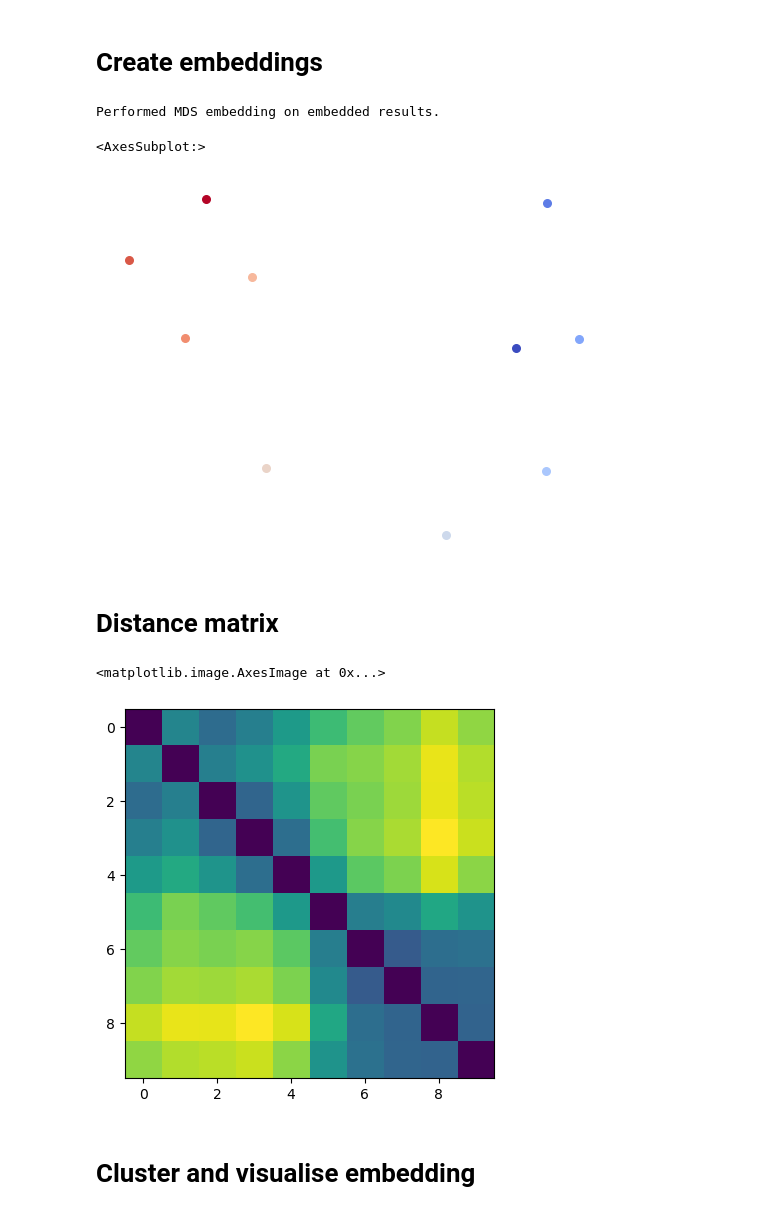
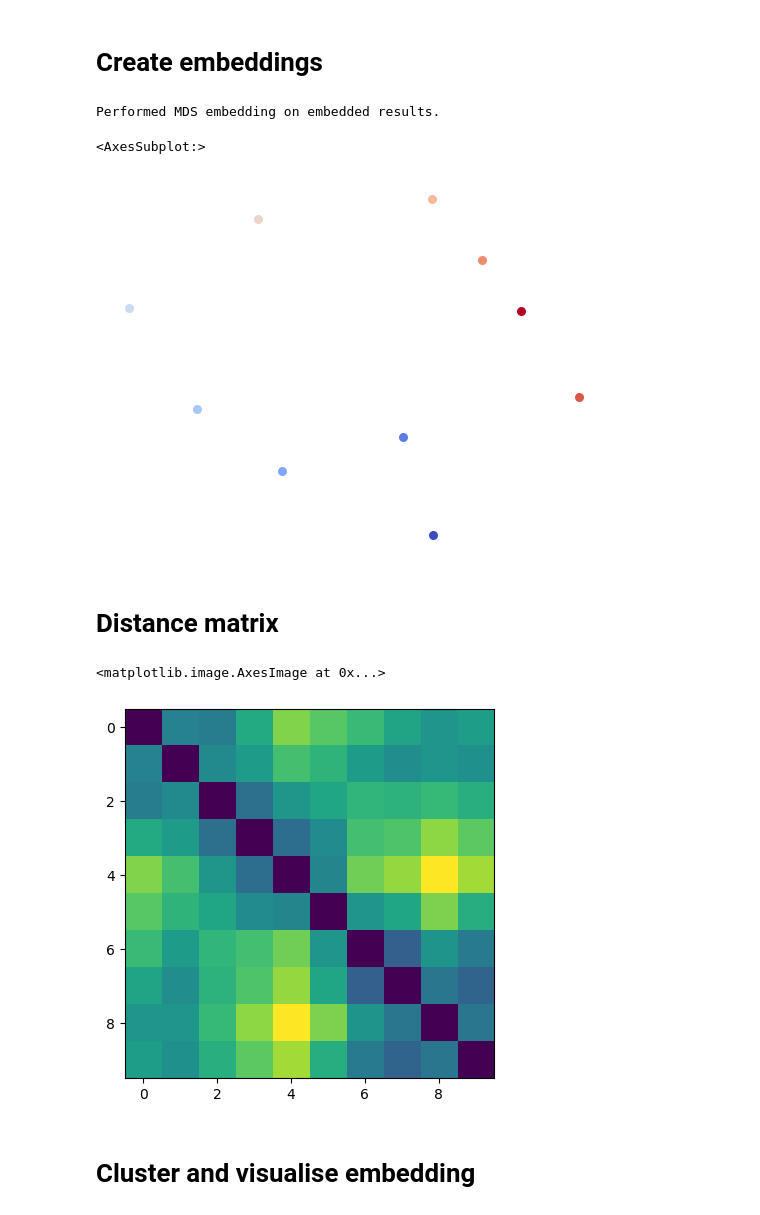
Before and after one commit to agosztolai/MARBLE, a Jupyter notebook: examples/ex_vanderpol.ipynb, the cells around one changed output. Drawn from its saved outputs; the diff is of its cells as text; code cells hidden in the pictures.

```diff
--- a/examples/ex_vanderpol.ipynb
+++ b/examples/ex_vanderpol.ipynb
@@ -12,13 +12,15 @@ def initial_conditions(n, reps):
 
     return X0_range
 
-def simulate_system(mu, X0, eps=1e-10):
+def simulate_system(mu, X0):
     p, v = simulate_phase_portrait('vanderpol', t, X0, par = {'mu': mu})
     pos, vel = [], []
     for p_, v_ in zip(p,v):
         ind = np.where((abs(p_) < 3).all(1))[0]
         p_ = p_[ind,:]; v_ = v_[ind,:]
-        ind = np.where((abs(v_) > eps).any(1))[0]
+        ind = np.where((abs(v_) > 1e-10).any(1))[0]
+        p_ = p_[ind,:]; v_ = v_[ind,:]
+        ind = np.where((abs(p_) > 1e-1).all(1))[0]
         p_ = p_[ind,:]; v_ = v_[ind,:]
         pos.append(p_)
         vel.append(v_)
@@ -42,7 +44,7 @@ def reject_outliers(data, m=1):
 def plot_embedding(emb, ax, slices, i, n_clusters=2):
     s = range(slices[i], slices[i+1])
     clusters = geometry.cluster(emb, cluster_typ='kmeans', n_clusters=n_clusters, seed=0)
-    plotting.embedding(emb, clusters['labels'], ax=ax[0])
+    plotting.embedding(emb[s], clusters['labels'][s], ax=ax[0])
     plot_phase_portrait(pos_subsample[i], vel_subsample[i], ax[1], node_feature=clusters['labels'][s])
 # %% [markdown]
 # For initial conditions, sample a rectangle uniformly
@@ -54,7 +56,7 @@ n = 100
 # Geneate phase portraits from random initial conditions while varying $\beta_1$
 # %%
 n_steps=10
-beta1 = np.hstack((np.linspace(-0.5,0.5,n_steps)))
+beta1 = np.hstack((np.linspace(-.5,.5,n_steps)))
 
 pos, vel = [], []
 X0_range = initial_conditions(n, len(beta1))
@@ -96,6 +79,6 @@ plot_phase_portrait(pos_subsample[-1], vel_subsample[-1], ax[3])
 # %% [markdown]
 # Train network
 # %%
-k=10
+k=15
 
-data = utils.construct_dataset(pos_subsample, features=vel_subsample, graph_type='cknn', k=k)
+data = utils.construct_dataset(pos, features=vel, graph_type='cknn', k=k, stop_crit=0.02)
@@ -102,18 +90,17 @@ data = utils.construct_dataset(pos_subsample, features=vel_subsample, graph_type
 # %%
 import os
 os.environ["CUDA_DEVICE_ORDER"]="PCI_BUS_ID"
-os.environ["CUDA_VISIBLE_DEVICES"]="0"
+os.environ["CUDA_VISIBLE_DEVICES"]="2"
 
-par = {'batch_size': 512, #batch size
+par = {'batch_size': 64, #batch size
        'epochs': 40, #optimisation epochs
-       'order': 3, #order of derivatives
+       'order': 2, #order of derivatives
        'n_lin_layers': 2,
        'hidden_channels': 16, #number of internal dimensions in MLP
        'out_channels': 3,
        'diffusion': False,
        'inner_product_features': True,
-       'pretrained':False,
-       'second_training': True
+       'autoencoder': False
       }
 
 model = net(data, **par)
@@ -141,20 +128,20 @@ Final test loss: 8.3944
 # %%
 data = model.evaluate(data)
 # %%
-dist = geometry.compute_distribution_distances(data)
-emb_MDS = geometry.embed(dist, embed_typ = 'MDS')
-plotting.embedding(emb_MDS, beta1,s=30, alpha=1)
+dist, gamma = geometry.compute_distribution_distances(data)
+emb_MDS, _ = geometry.embed(dist, embed_typ = 'MDS')
+plotting.embedding(emb_MDS, beta1, s=30, alpha=1)
 # %% [output]
 Performed MDS embedding on embedded results.
 <AxesSubplot:>
-[figure, old version]
+[figure, new version]
 # %% [markdown]
 # Distance matrix
 # %%
 plt.imshow(dist)
 # %% [output]
 <matplotlib.image.AxesImage at 0x...>
-[figure, old version]
+[figure, new version]
 # %% [markdown]
 # Cluster and visualise embedding
 # %%
```
Also changed, not shown: parts of 12 cells of this notebook.
